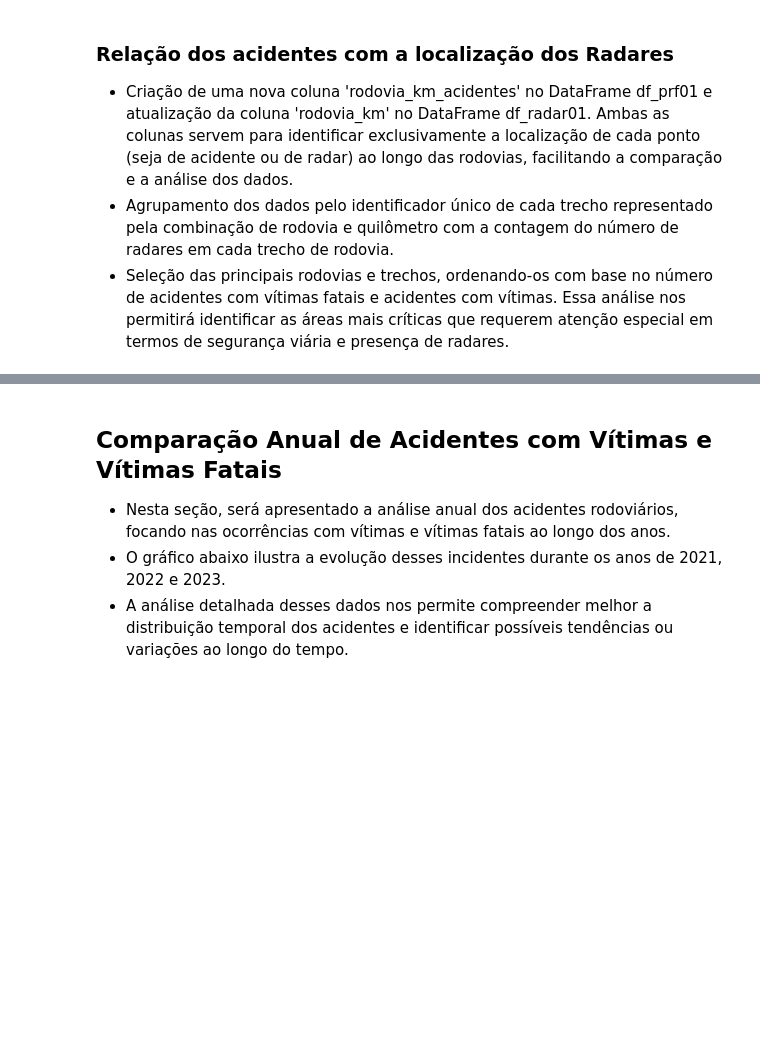
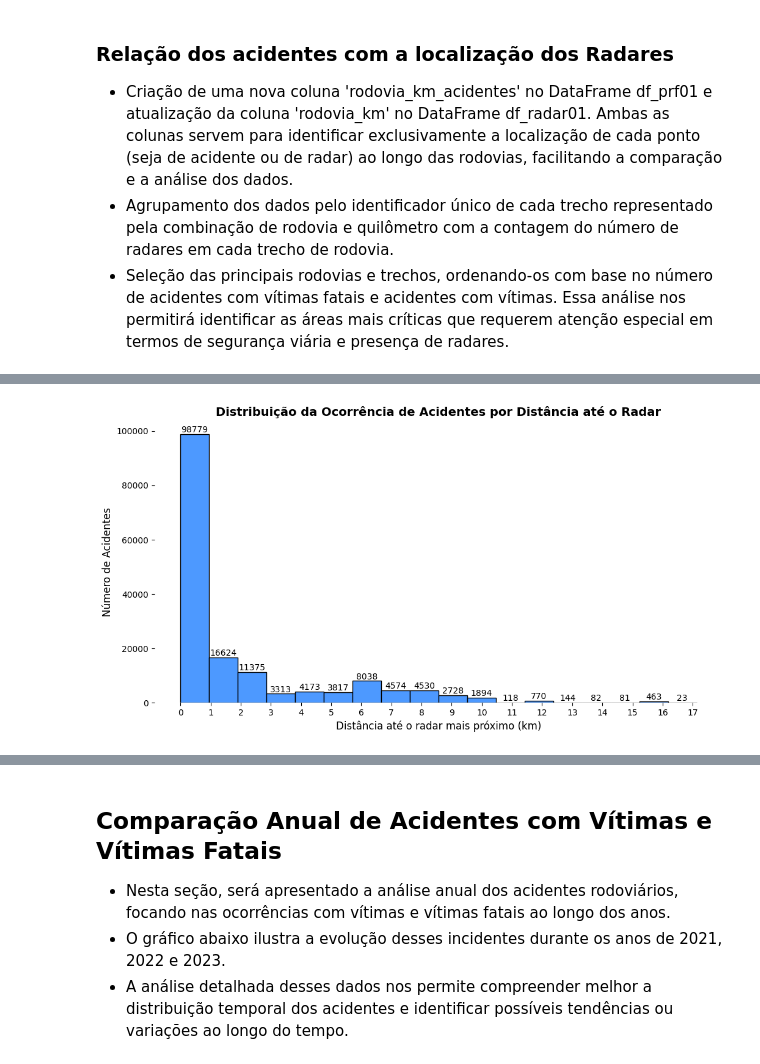
Before and after one commit to Suelymessias/Projeto_Analise_PRF, a Jupyter notebook: Projeto_Analise_PRF.ipynb, the cells around one changed output, grey strips where cells are left out. Drawn from its saved outputs; the diff is of its cells as text; code cells hidden in the pictures; blank space fills up the shorter version.

```diff
--- a/Projeto_Analise_PRF.ipynb
+++ b/Projeto_Analise_PRF.ipynb
@@ -740,0 +777,40 @@ rodovias
+# %%
+# Definindo o número de bins (intervalos) no histograma
+num_bins = 18
+
+# Calculando os bins para o histograma
+hist, bins = np.histogram(df_prf01['distancia_radar_km'], bins=num_bins)
+
+# Calculando  a largura de cada bin
+width = np.diff(bins)
+
+# Calculando  o centro de cada bin
+center = (bins[:-1] + bins[1:]) / 2
+
+# Criando o histograma
+fig, ax = plt.subplots(figsize=(12, 6))  # Ajuste as dimensões da figura
+ax.bar(center, hist, align='center', width=width, color='#4D99FF', edgecolor='black')
+
+# Adicionando rótulos e título ao gráfico
+plt.xlabel('Distância até o radar mais próximo (km)', fontsize=12)
+plt.ylabel('Número de Acidentes', fontsize=12)
+plt.title('Distribuição da Ocorrência de Acidentes por Distância até o Radar', fontsize=14, fontweight='bold')
+
+# Removendo as margens do gráfico
+ax.spines['right'].set_visible(False)
+ax.spines['top'].set_visible(False)
+ax.spines['left'].set_visible(False)
+ax.spines['bottom'].set_visible(False)
+
+# Adicionando as quantidades de cada bin em cima das barras
+for i in range(len(center)):
+    if hist[i] > 0:
+        ax.text(center[i], hist[i], str(int(hist[i])), ha='center', va='bottom', fontsize=10)
+
+# Removendo as casas decimais dos valores no eixo X
+plt.xticks(range(int(min(df_prf01['distancia_radar_km'])), int(max(df_prf01['distancia_radar_km']) + 1)), fontsize=10)
+
+# Exibindo o histograma
+plt.show()
+# %% [output]
+[figure, added]
```
Also changed, not shown: parts of 8 cells of this notebook.
